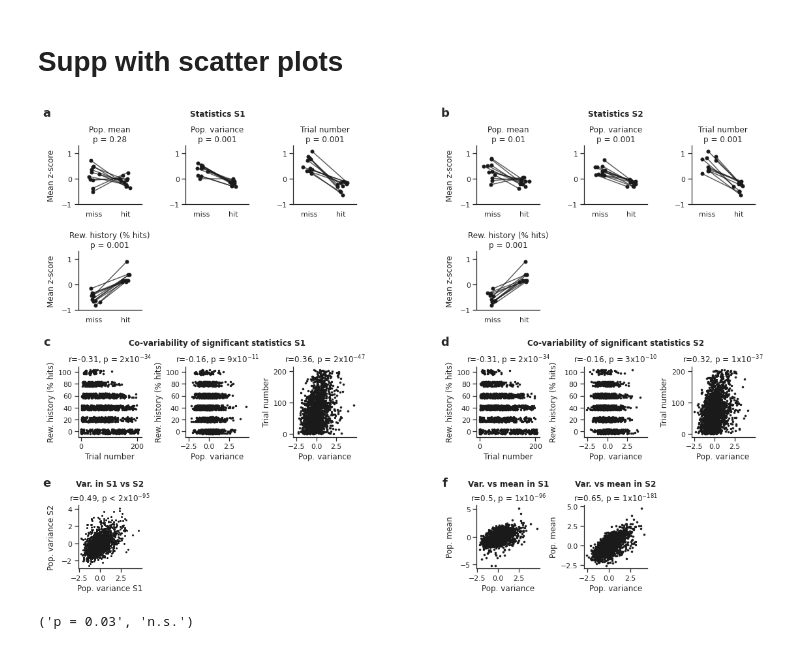
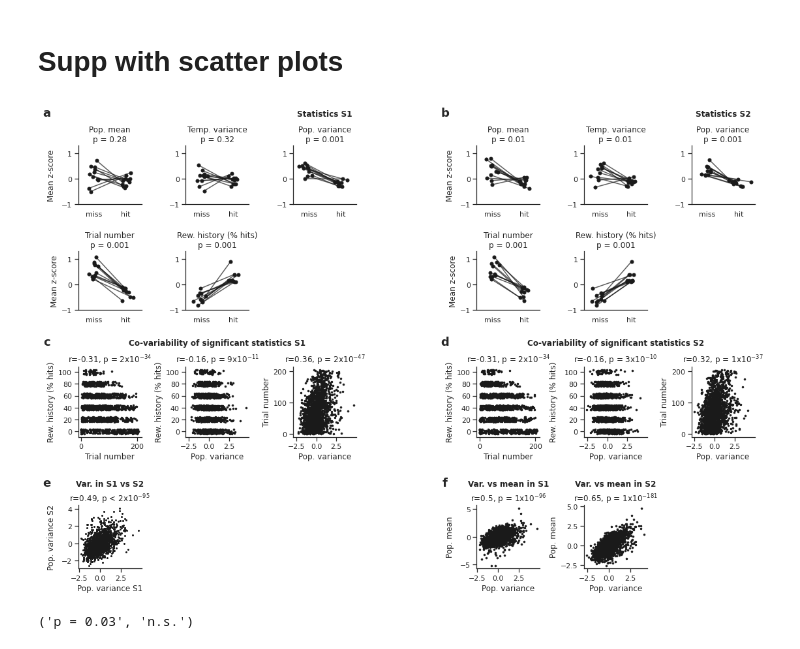
Before and after one commit to Packer-Lab/popping-off, a Jupyter notebook: notebooks/Paper Figures/Figure4.ipynb, the cells around one changed output. Cells and saved outputs as stored; diff of their text form; code cells hidden in the pictures.

Commit message:
temp var supp fig

```diff
--- a/notebooks/Paper Figures/Figure4.ipynb
+++ b/notebooks/Paper Figures/Figure4.ipynb
@@ -406,7 +406,7 @@ True
 # %% [markdown]
 # Supp with scatter plots
 # %%
-cov_names = ['mean_pre', 'variance_cell_rates',
+cov_names = ['mean_pre', 'mean_cell_variance', 'variance_cell_rates',
              'trial_number', 'reward_history']
 save_fig = True
 
@@ -492,35 +492,35 @@ ax_popvar_s1s2.annotate(text=f'Var. in S1 vs S2',
                                       xy=(0.5, 1.3), xycoords='axes fraction',
                                       weight='bold', ha='center')
 
 fig.align_ylabels(axs=[ax_dict['s1']['mean_pre'], ax_dict['s1']['reward_history'], ax_scatter['s1'][0], ax_popvar_s1s2])
 fig.align_ylabels(axs=[ax_dict['s2']['mean_pre'], ax_dict['s2']['reward_history'], ax_scatter['s2'][0], ax_s2b['s1']])
 fig.align_ylabels(axs=[ax_scatter['s2'][1], ax_s2b['s2']])
 
 ax_dict['s1']['mean_pre'].annotate(text='a', size=18,
                                   xy=(-0.5, 1.5), xycoords='axes fraction',
                                   weight='bold', ha='center')
 ax_dict['s2']['mean_pre'].annotate(text='b', size=18,
                                   xy=(-0.5, 1.5), xycoords='axes fraction',
                                   weight='bold', ha='center')
 ax_scatter['s1'][0].annotate(text='c', size=18,
                                   xy=(-0.5, 1.3), xycoords='axes fraction',
                                   weight='bold', ha='center')
 ax_scatter['s2'][0].annotate(text='d', size=18,
                                   xy=(-0.5, 1.3), xycoords='axes fraction',
                                   weight='bold', ha='center')
 ax_scatter['s1'][0].annotate(text='e', size=18,
                                   xy=(-0.5, -0.7), xycoords='axes fraction',
                                   weight='bold', ha='center')
 ax_scatter['s2'][0].annotate(text='f', size=18,
                                   xy=(-0.5, -0.7), xycoords='axes fraction',
                                   weight='bold', ha='center')
 for ii in range(3):
     pop.equal_lims_two_axs(ax1=ax_scatter['s1'][ii], ax2=ax_scatter['s2'][ii])
 if save_fig:
-    plt.savefig('/home/tplas/repos/popping-off/figures/full_figs_manuscript/Supplementary_Figure6_new.pdf',
+    plt.savefig('/home/tplas/repos/popping-off/figures/full_figs_manuscript/Supplementary_Figure6_new_with_temp_var.pdf',
                 bbox_inches='tight')
 # %% [output]
-[figure, old version]
+[figure, new version]
 # %%
 pop.readable_p_significance_statement(0.03, n_bonf=3)
 # %% [output]
```
Also changed, not shown: 2 other files.
